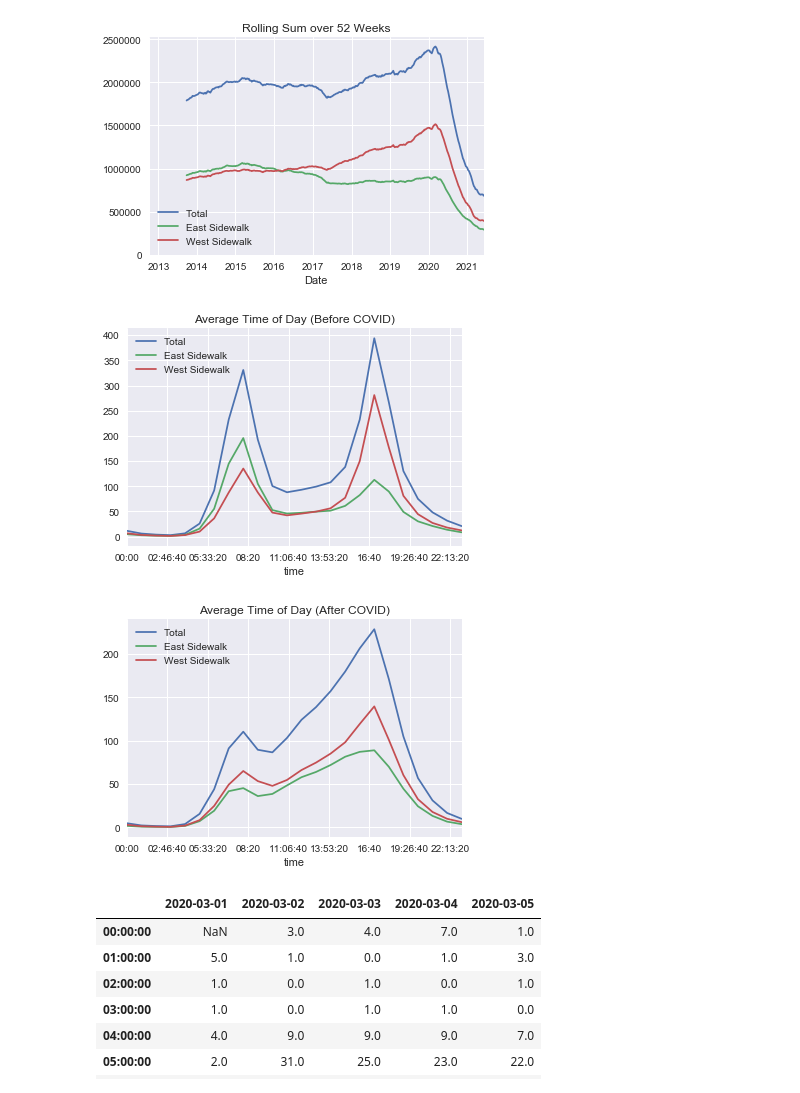
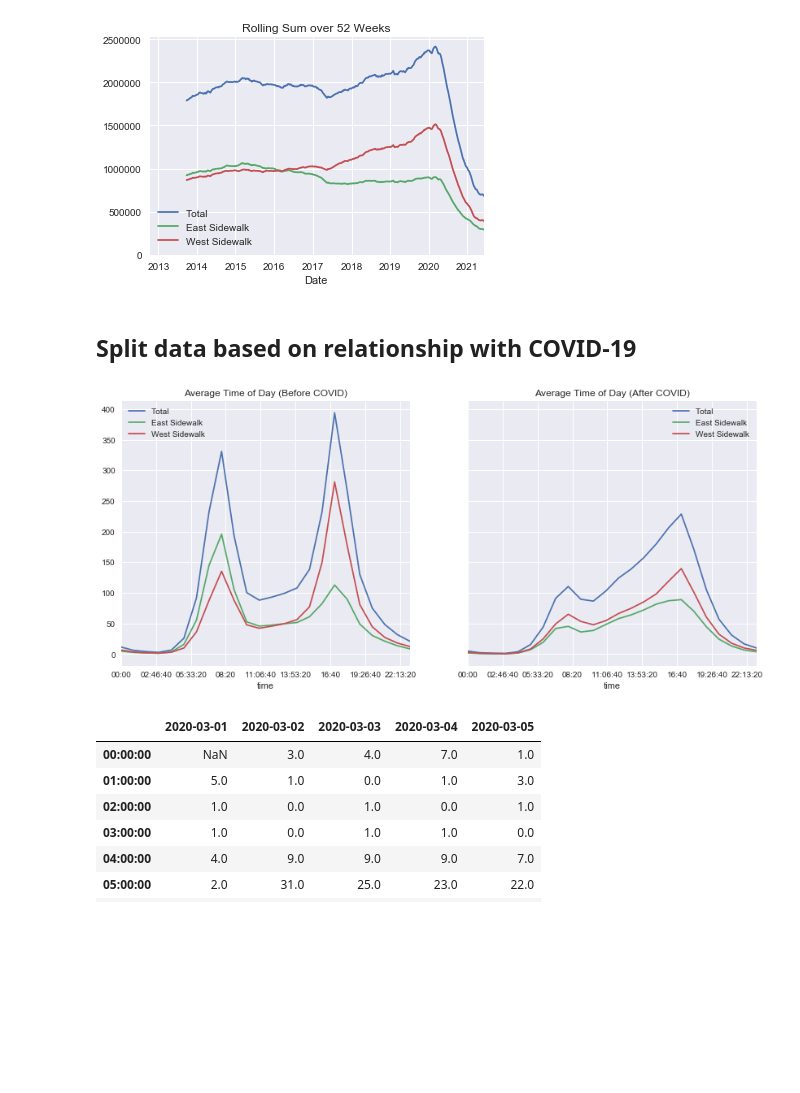
Before and after one commit to robertpullin/cycling-data-analysis, a Jupyter notebook: cycling-data-analysis.ipynb, the cells around one changed output. Saved outputs shown, nothing was run; the diff lists cells and outputs as text; code cells hidden in the pictures; blank space fills up the shorter version.

```diff
--- a/cycling-data-analysis.ipynb
+++ b/cycling-data-analysis.ipynb
@@ -30,6 +38,8 @@ ax.set_ylim(0,None)
 plt.show()
 # %% [output]
 [figure]
+# %% [markdown]
+## Split data based on relationship with COVID-19
 # %%
 # Split data pre-covid and post-covid
 # We'll say that covid started on 3/01/2020
@@ -38,16 +48,12 @@ pre_covid = data[data.index < covid_start_date]
 post_covid = data[data.index > covid_start_date]
 # %%
 # Across the entire dataset, average the time that riders are using the bridge
-pre_covid.groupby(pre_covid.index.time).mean().plot(title='Average Time of Day (Before COVID)')
+fig,ax = plt.subplots(1,2,figsize=(14,6),sharex=True,sharey=True)
+pre_covid.groupby(pre_covid.index.time).mean().plot(title='Average Time of Day (Before COVID)',ax=ax[0])
+post_covid.groupby(post_covid.index.time).mean().plot(title='Average Time of Day (After COVID)',ax=ax[1])
 plt.show()
 # %% [output]
-[figure, old version]
+[figure, new version]
-# %%
-# Across the entire dataset, average the time that riders are using the bridge
-post_covid.groupby(post_covid.index.time).mean().plot(title='Average Time of Day (After COVID)')
-plt.show()
-# %% [output]
-[figure, removed]
 # %%
 # There is definitely a major change before and after COVID
 
```
Also changed, not shown: parts of 15 cells of this notebook.
